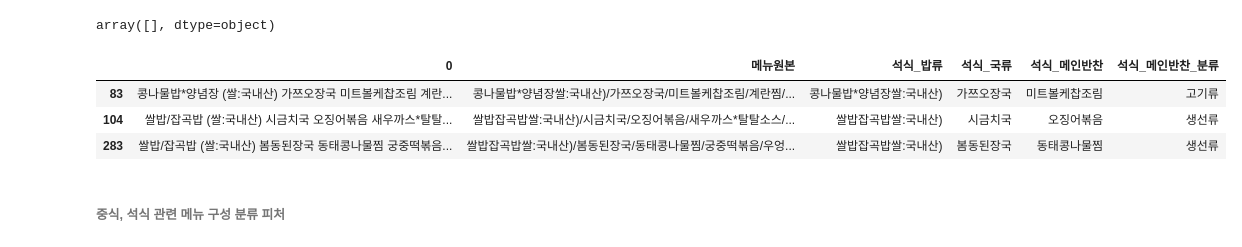
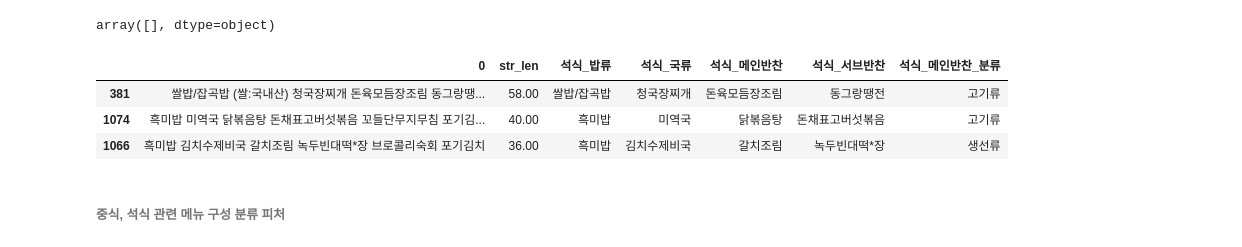
Before and after one commit to codelspak/Codelion_weekly_projects, a Jupyter notebook: WK28_W9_Mini_project__Kaggle_DL_Regression_구내식당_식수_인원_예측.ipynb, the cells around one changed output. Drawn from its saved outputs; the diff is of its cells as text; code cells hidden in the pictures.

```diff
--- a/WK28_W9_Mini_project__Kaggle_DL_Regression_구내식당_식수_인원_예측.ipynb
+++ b/WK28_W9_Mini_project__Kaggle_DL_Regression_구내식당_식수_인원_예측.ipynb
@@ -619,5 +642,0 @@ df_menu_dinner = df_menu_dinner.reset_index(drop = True)
-# %%
-df_menu_dinner['밥류'] = df_menu_dinner.loc[:,'메뉴원본'].apply(lambda x : x.split('/')[0])
-df_menu_dinner['국류'] = df_menu_dinner.loc[:,'메뉴원본'].apply(lambda x : x.split('/')[1])
-df_menu_dinner['메인반찬'] = df_menu_dinner.loc[:,'메뉴원본'].apply(lambda x : x.split('/')[2])
-df_menu_dinner.sample(3)
@@ -628,0 +643,4 @@ df_menu_dinner.sample(3)
+# %%
+for index in df_menu_dinner.index.tolist():
+    df_menu_dinner.loc[index, 'str_len'] = len(str(df_menu_dinner.loc[index, 0]))
+df_menu_dinner.sort_values('str_len', ascending = True).head(15)
@@ -628,0 +664,5 @@ df_menu_dinner.sample(3)
+# %%
+# 정상 메뉴 / 비정상 메뉴 index list만들어줌
+list_index_dinner = df_menu_dinner.loc[df_menu_dinner['str_len']>20].index.tolist()
+list_index_notdinner = df_menu_dinner.loc[df_menu_dinner['str_len']<=20].index.tolist()
+len(list_index_dinner), len(list_index_notdinner)
@@ -628,0 +671,17 @@ df_menu_dinner.sample(3)
+# %%
+# 저녁메뉴 제공X
+for index in list_index_notdinner :
+    df_menu_dinner.at[index, '밥류'] = "-"
+    df_menu_dinner.at[index, '국류'] = "-"
+    df_menu_dinner.at[index, '메인반찬'] = "-"
+    df_menu_dinner.at[index, '서브반찬'] = "-"
+
+# 저녁메뉴 제공O
+for index in list_index_dinner:
+    dinner_menus = menu_tolist(str(df_menu_dinner.loc[index, 0]))
+    df_menu_dinner.at[index, '밥류'] = dinner_menus[0]
+    df_menu_dinner.at[index, '국류'] = dinner_menus[1]
+    df_menu_dinner.at[index, '메인반찬'] = dinner_menus[2]
+    df_menu_dinner.at[index, '서브반찬'] = dinner_menus[3]
+
+df_menu_dinner.sample(3)
@@ -680,14 +744,15 @@ array([], dtype=object)
 # %%
 df_menu_dinner = df_menu_dinner.rename(columns = {'밥류':'석식_밥류',
                                                '국류':'석식_국류',
                                                 '메인반찬':'석식_메인반찬',
+                                                '서브반찬': '석식_서브반찬',
                                                 '메인반찬_분류':'석식_메인반찬_분류',})
 df_menu_dinner.sample(3)
 # %% [output]
-|  | 0 | 메뉴원본 | 석식_밥류 | 석식_국류 | 석식_메인반찬 | 석식_메인반찬_분류 |
-| 83 | 콩나물밥*양념장 (쌀:국내산) 가쯔오장국 미트볼케찹조림 계란... | 콩나물밥*양념장쌀:국내산)/가쯔오장국/미트볼케찹조림/계란찜/... | 콩나물밥*양념장쌀:국내산) | 가쯔오장국 | 미트볼케찹조림 | 고기류 |
-| 104 | 쌀밥/잡곡밥 (쌀:국내산) 시금치국 오징어볶음 새우까스*탈탈... | 쌀밥잡곡밥쌀:국내산)/시금치국/오징어볶음/새우까스*탈탈소스/... | 쌀밥잡곡밥쌀:국내산) | 시금치국 | 오징어볶음 | 생선류 |
-| 283 | 쌀밥/잡곡밥 (쌀:국내산) 봄동된장국 동태콩나물찜 궁중떡볶음... | 쌀밥잡곡밥쌀:국내산)/봄동된장국/동태콩나물찜/궁중떡볶음/우엉... | 쌀밥잡곡밥쌀:국내산) | 봄동된장국 | 동태콩나물찜 | 생선류 |
+|  | 0 | str_len | 석식_밥류 | 석식_국류 | 석식_메인반찬 | 석식_서브반찬 | 석식_메인반찬_분류 |
+| 381 | 쌀밥/잡곡밥 (쌀:국내산) 청국장찌개 돈육모듬장조림 동그랑땡... | 58.00 | 쌀밥/잡곡밥 | 청국장찌개 | 돈육모듬장조림 | 동그랑땡전 | 고기류 |
+| 1074 | 흑미밥 미역국 닭볶음탕 돈채표고버섯볶음 꼬들단무지무침 포기김... | 40.00 | 흑미밥 | 미역국 | 닭볶음탕 | 돈채표고버섯볶음 | 고기류 |
+| 1066 | 흑미밥 김치수제비국 갈치조림 녹두빈대떡*장 브로콜리숙회 포기김치 | 36.00 | 흑미밥 | 김치수제비국 | 갈치조림 | 녹두빈대떡*장 | 생선류 |
 # %% [markdown]
 ###### 중식, 석식 관련 메뉴 구성 분류 피처
 # %%
```
Also changed, not shown: parts of 146 cells of this notebook.
